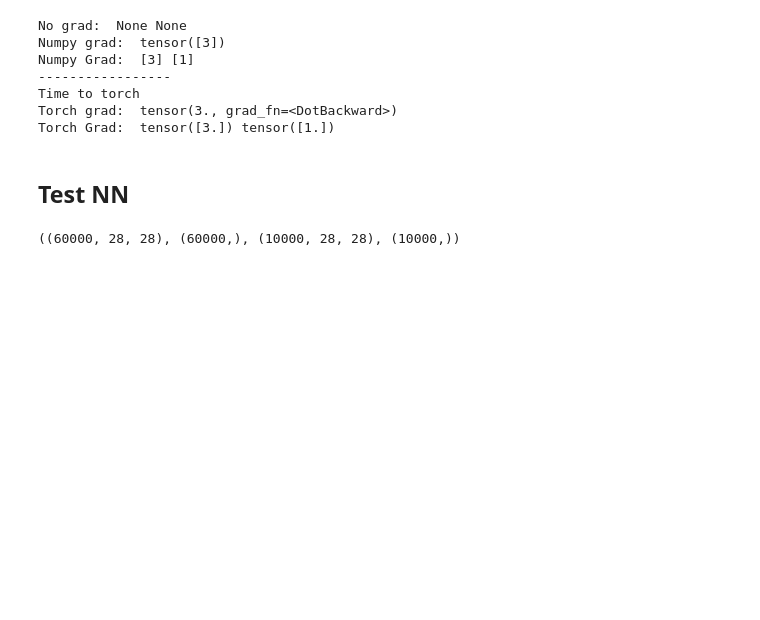
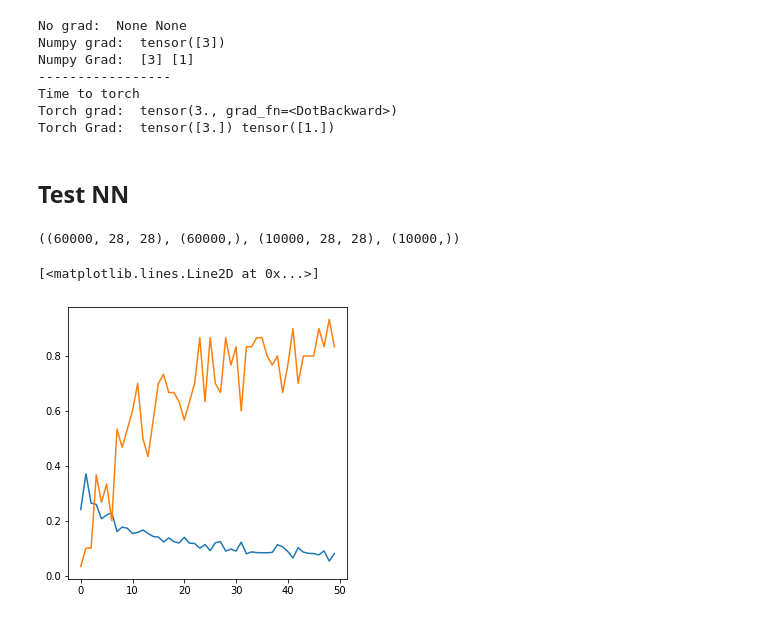
Before and after one commit to beifa/Underground-NN-by-numpy, a Jupyter notebook: tensor.ipynb, the cells around one changed output. Cells and saved outputs as stored; diff of their text form; code cells hidden in the pictures; blank space fills up the shorter version.

Commit message:
add to sgd nesterov momentum implement

```diff
--- a/tensor.ipynb
+++ b/tensor.ipynb
@@ -422,36 +422,41 @@ l1 = weight_init(784, 128, mode = 'uniform')
 l2 = weight_init(128, 10, mode = 'uniform')
 
 model = NN(l1, l2)
+optim = SGD([model.l1, model.l2], momentum=0.5)
 
 
-bar = trange(500)
+bar = trange(50)
 accuracies, losses = [], []
 for i in bar:
     samp = np.random.randint(0, x.shape[0], size=(batch))
     X = Tensor(x[samp].reshape((-1, 28*28)))
     Y = y[samp]
     z = np.zeros((len(samp), 10))
     z[range(z.shape[0]), Y] = 1
     z = Tensor(z)
 
     y_ = model.forward(X)
     # mean
     # x_loss = (-out * x_lsm).mean(axis=1)
     p1 = y_.mul(z)
     loss = p1.sum().mul(Tensor(np.array([-1/y_.data.size]))) # add minus
     # set_trace()
     loss.backward()
 
     cat = np.argmax(y_.data, axis=1)
     acc = (cat == Y).mean()
     # SGD
-    model.l1.data = model.l1.data - lr*model.l1.grad
-    model.l2.data = model.l2.data - lr*model.l2.grad
+    # model.l1.data = model.l1.data - lr*model.l1.grad
+    # model.l2.data = model.l2.data - lr*model.l2.grad
+    optim.step()
     # printing
     loss = loss.data
     losses.append(loss)
     accuracies.append(acc)
     bar.set_description('Loss:  %.3f, Accuracy: %.3f' % (loss, acc))
 figsize(5, 5)
 plot(losses)
 plot(accuracies)
+# %% [output]
+[<matplotlib.lines.Line2D at 0x...>]
+[figure, added]
```
Also changed, not shown: parts of 6 cells of this notebook.
